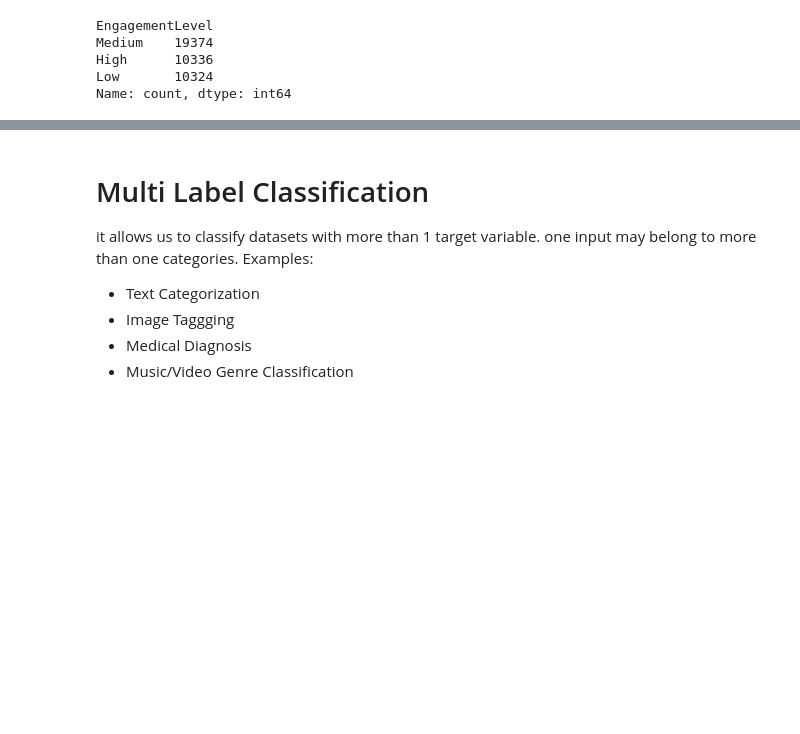
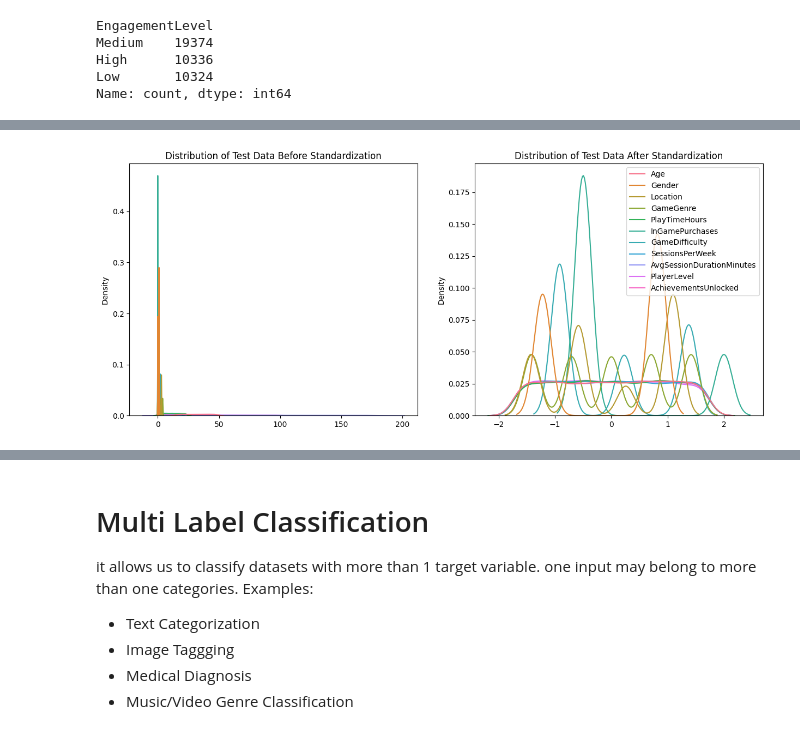
Before and after one commit to vivekkhillar/ML-practice, a Jupyter notebook: Day 25 17-07-2025/File 2 Supervised Learning- Classification July Batch1.ipynb, the cells around one changed output, grey strips where cells are left out. Cells and saved outputs as stored; diff of their text form; code cells hidden in the pictures; blank space fills up the shorter version.

```diff
--- a/Day 25 17-07-2025/File 2 Supervised Learning- Classification July Batch1.ipynb
+++ b/Day 25 17-07-2025/File 2 Supervised Learning- Classification July Batch1.ipynb
@@ -35,0 +324,12 @@ Name: count, dtype: int64
+# %%
+plt.figure(figsize =  (15, 6))
+plt.subplot(1,2,1)
+plt.title('Distribution of Test Data Before Standardization')
+sns.kdeplot(x_test, legend = False)
+
+plt.subplot(1,2,2)
+plt.title('Distribution of Test Data After Standardization')
+sns.kdeplot(pd.DataFrame(x_test_sc, columns = x_test.columns),legend = True)
+plt.show()
+# %% [output]
+[figure, added]
```
Also changed, not shown: parts of 33 cells of this notebook, 2 other files.
